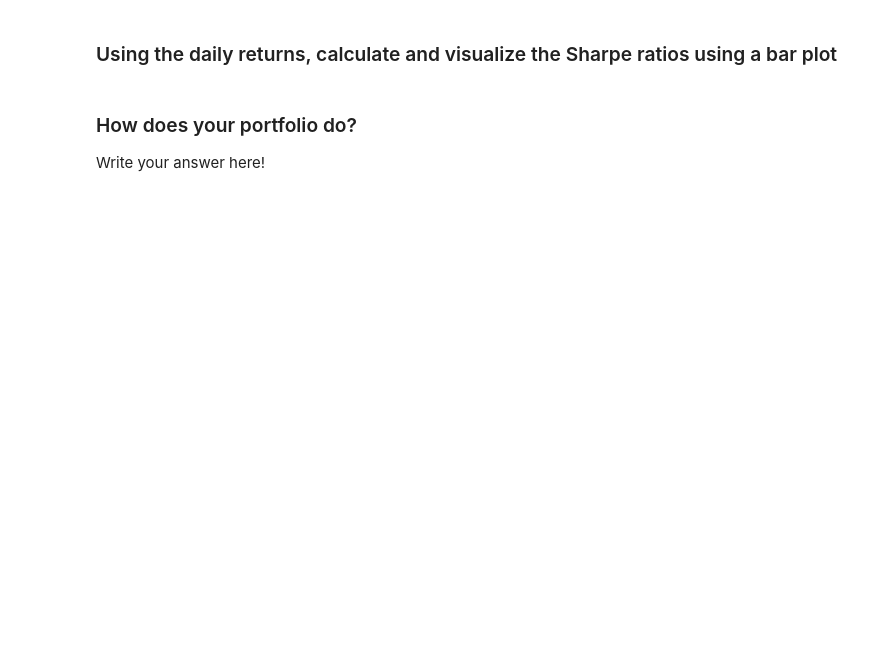
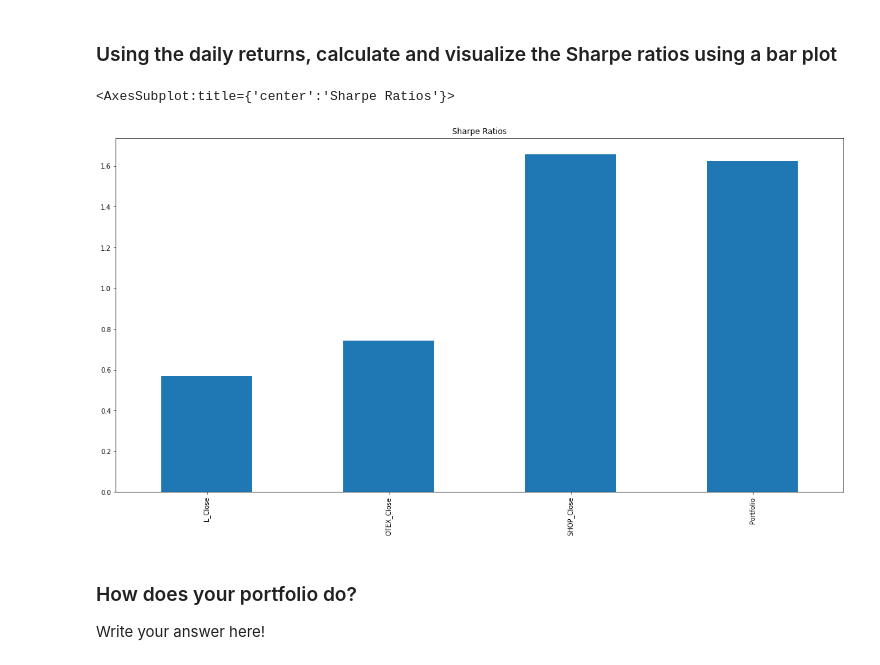
Before and after one commit to aliabolhassani/whale-analysis, a Jupyter notebook: Code/whale_analysis.ipynb, the cells around one changed output. Drawn from its saved outputs; the diff is of its cells as text; code cells hidden in the pictures; blank space fills up the shorter version.

```diff
--- a/Code/whale_analysis.ipynb
+++ b/Code/whale_analysis.ipynb
@@ -542,8 +593,14 @@ dtype: int64
 ### Using the daily returns, calculate and visualize the Sharpe ratios using a bar plot
 # %%
 # Calculate Annualzied Sharpe Ratios
+combined_stocks_returns_volatility_annualized = combined_stocks_returns_volatility * np.sqrt(252)
+combined_stocks_sharpe_ratios = (combined_stocks_returns.mean() * 252) / (combined_stocks_returns_volatility_annualized)
 # %%
 # Visualize the sharpe ratios as a bar plot
+combined_stocks_sharpe_ratios.plot.bar(title="Sharpe Ratios", figsize=(20,10))
+# %% [output]
+<AxesSubplot:title={'center':'Sharpe Ratios'}>
+[figure, added]
 # %% [markdown]
 ### How does your portfolio do?
 
```
Also changed, not shown: parts of 8 cells of this notebook.
